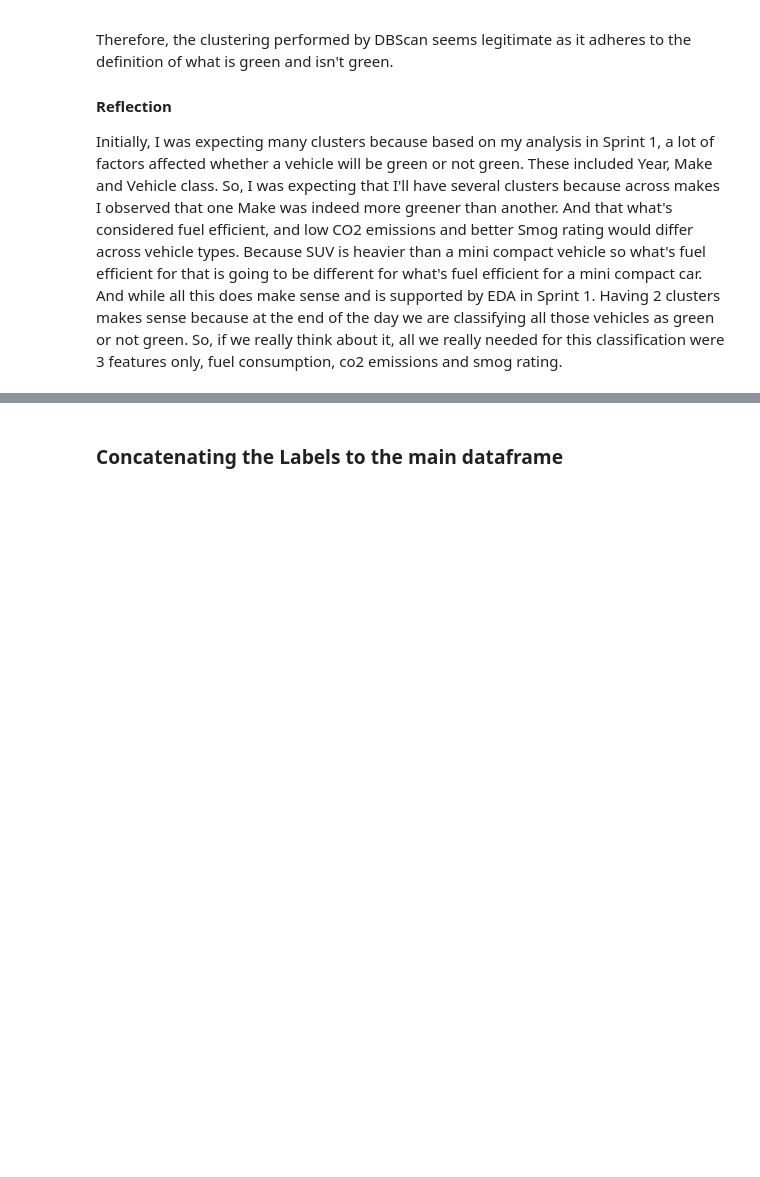
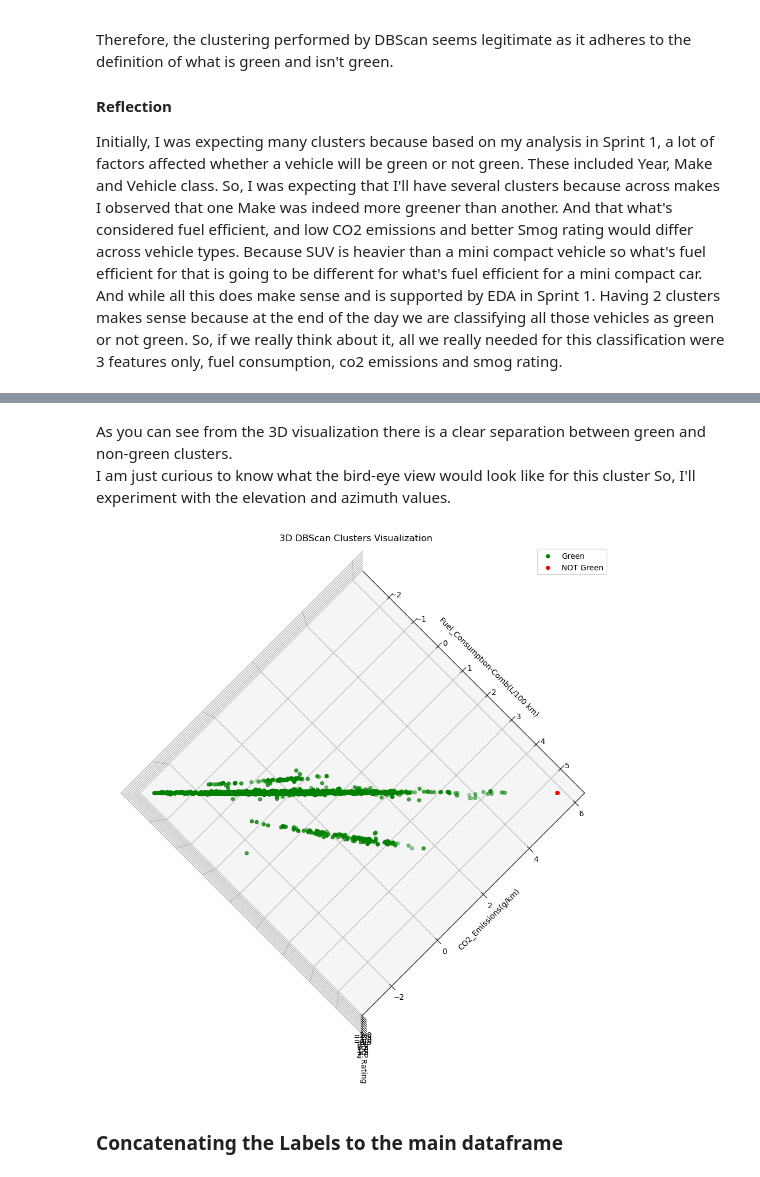
Before and after one commit to Sundus99/DSCapstone, a Jupyter notebook: Capstone_Sprint3.ipynb, the cells around one changed output, grey strips where cells are left out. Drawn from its saved outputs; the diff is of its cells as text; code cells hidden in the pictures; blank space fills up the shorter version.

```diff
--- a/Capstone_Sprint3.ipynb
+++ b/Capstone_Sprint3.ipynb
@@ -964,3 +1106,11 @@ Initially, I was expecting many clusters because based on my analysis in Sprint
+# %% [markdown]
+As you can see from the 3D visualization there is a clear separation between green and non-green clusters.
+I am just curious to know what the bird-eye view would look like for this cluster So, I'll experiment with the elevation and azimuth values.
+# %%
+#values for elevation and azimuth are based on experimentation
+visualize_dbscan_clusters(90,-50)
+# %% [output]
+[figure, added]
 # %% [markdown]
 ### Concatenating the Labels to the main dataframe
 # %%
```
Also changed, not shown: parts of 35 cells of this notebook, 1 other file.
